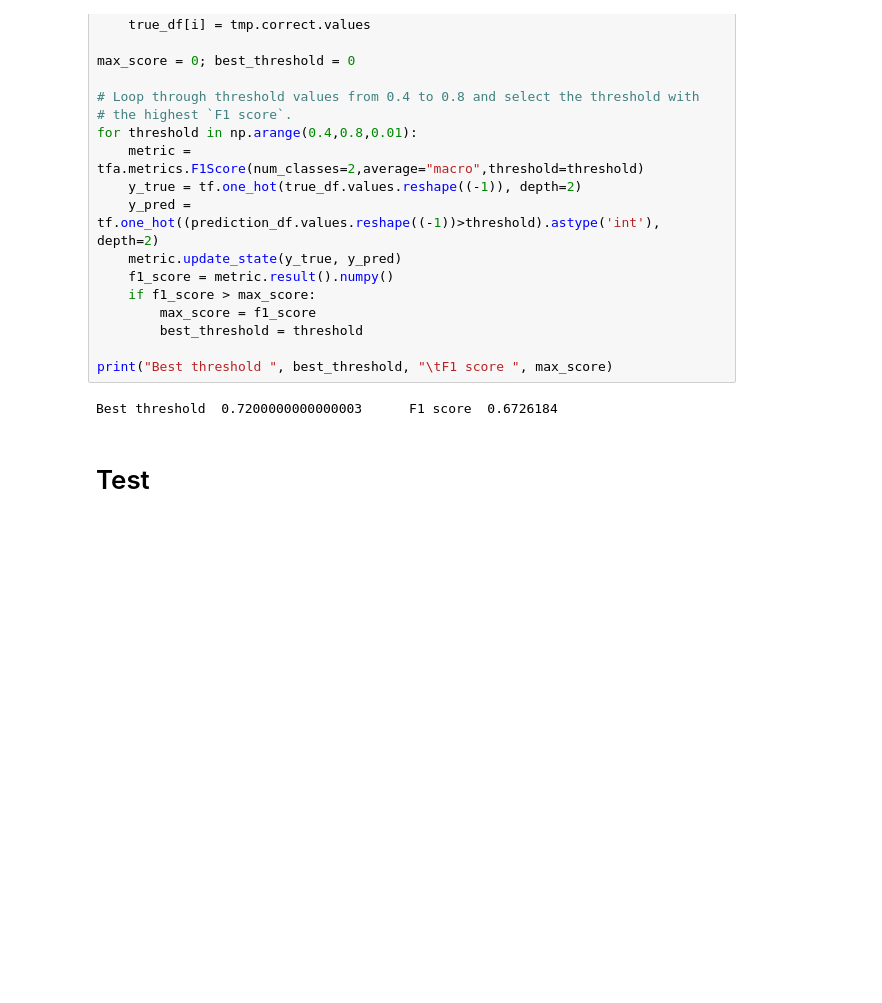
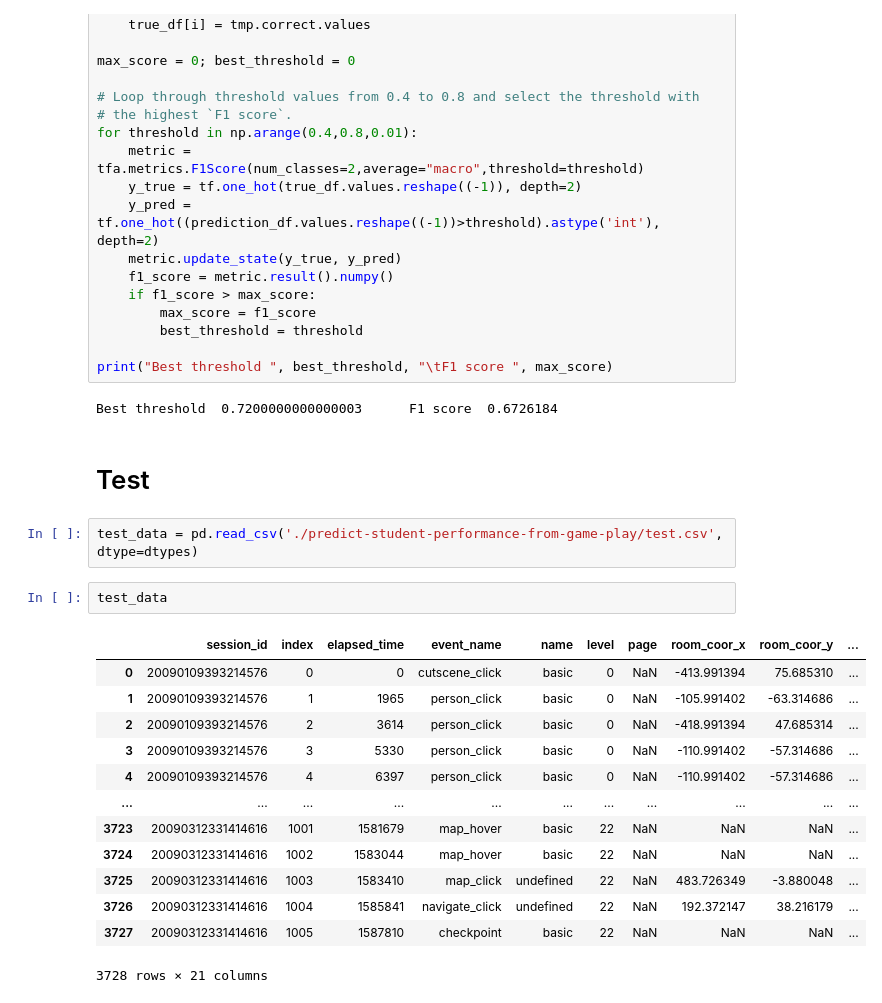
Before and after one commit to Malai237/ML-Project, a Jupyter notebook: starter.ipynb, the cells around one changed output. Cells and saved outputs as stored; diff of their text form; blank space fills up the shorter version.

```diff
--- a/starter.ipynb
+++ b/starter.ipynb
@@ -617,3 +617,21 @@ print("Best threshold ", best_threshold, "\tF1 score ", max_score)
 Best threshold  0.7200000000000003      F1 score  0.6726184
 # %% [markdown]
 # Test
+# %%
+test_data = pd.read_csv('./predict-student-performance-from-game-play/test.csv', dtype=dtypes)
+# %%
+test_data
+# %% [output]
+|  | session_id | index | elapsed_time | event_name | name | level | page | room_coor_x | room_coor_y | ... |
+| 0 | 20090109393214576 | 0 | 0 | cutscene_click | basic | 0 | NaN | -413.991394 | 75.685310 | ... |
+| 1 | 20090109393214576 | 1 | 1965 | person_click | basic | 0 | NaN | -105.991402 | -63.314686 | ... |
+| 2 | 20090109393214576 | 2 | 3614 | person_click | basic | 0 | NaN | -418.991394 | 47.685314 | ... |
+| 3 | 20090109393214576 | 3 | 5330 | person_click | basic | 0 | NaN | -110.991402 | -57.314686 | ... |
+| 4 | 20090109393214576 | 4 | 6397 | person_click | basic | 0 | NaN | -110.991402 | -57.314686 | ... |
+| ... | ... | ... | ... | ... | ... | ... | ... | ... | ... | ... |
+| 3723 | 20090312331414616 | 1001 | 1581679 | map_hover | basic | 22 | NaN | NaN | NaN | ... |
+| 3724 | 20090312331414616 | 1002 | 1583044 | map_hover | basic | 22 | NaN | NaN | NaN | ... |
+| 3725 | 20090312331414616 | 1003 | 1583410 | map_click | undefined | 22 | NaN | 483.726349 | -3.880048 | ... |
+| 3726 | 20090312331414616 | 1004 | 1585841 | navigate_click | undefined | 22 | NaN | 192.372147 | 38.216179 | ... |
+| 3727 | 20090312331414616 | 1005 | 1587810 | checkpoint | basic | 22 | NaN | NaN | NaN | ... |
+3728 rows × 21 columns
```
Also changed, not shown: parts of 10 cells of this notebook.
